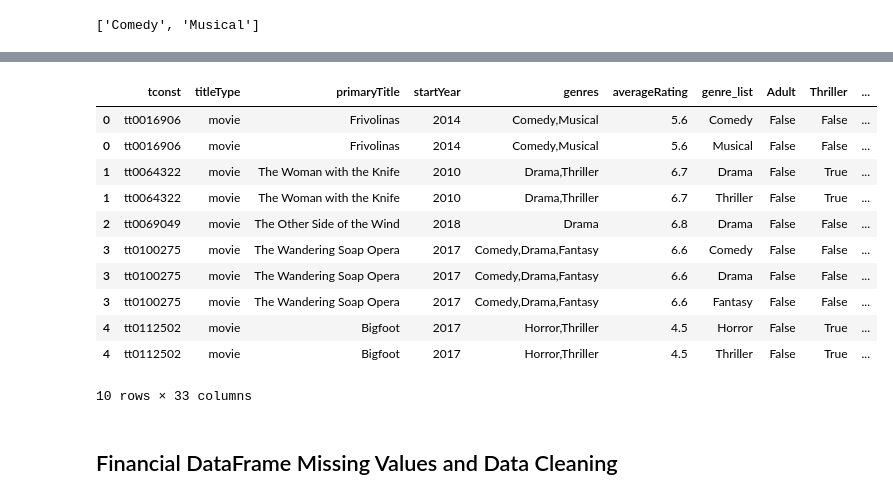
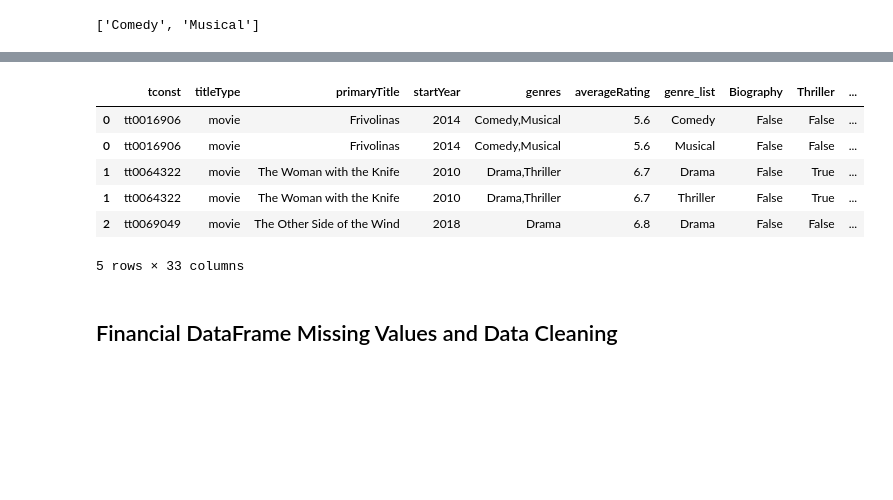
Before and after one commit to zero731/dsc-mod-1-project-v2-1-onl01-dtsc-ft-070620, a Jupyter notebook: student.ipynb, the cells around one changed output, grey strips where cells are left out. Saved outputs shown, nothing was run; the diff lists cells and outputs as text; code cells hidden in the pictures; blank space fills up the shorter version.

```diff
--- a/student.ipynb
+++ b/student.ipynb
@@ -373,20 +391,15 @@ imdb_df.head()
 # %%
 explode_genre = imdb_df.explode('genre_list')
 # could group by genre and get sum of revenue or similar aggr info
-explode_genre.head(10)
+explode_genre.head()
 # %% [output]
-|  | tconst | titleType | primaryTitle | startYear | genres | averageRating | genre_list | Adult | Thriller | ... |
+|  | tconst | titleType | primaryTitle | startYear | genres | averageRating | genre_list | Biography | Thriller | ... |
 | 0 | tt0016906 | movie | Frivolinas | 2014 | Comedy,Musical | 5.6 | Comedy | False | False | ... |
 | 0 | tt0016906 | movie | Frivolinas | 2014 | Comedy,Musical | 5.6 | Musical | False | False | ... |
 | 1 | tt0064322 | movie | The Woman with the Knife | 2010 | Drama,Thriller | 6.7 | Drama | False | True | ... |
 | 1 | tt0064322 | movie | The Woman with the Knife | 2010 | Drama,Thriller | 6.7 | Thriller | False | True | ... |
 | 2 | tt0069049 | movie | The Other Side of the Wind | 2018 | Drama | 6.8 | Drama | False | False | ... |
-| 3 | tt0100275 | movie | The Wandering Soap Opera | 2017 | Comedy,Drama,Fantasy | 6.6 | Comedy | False | False | ... |
-| 3 | tt0100275 | movie | The Wandering Soap Opera | 2017 | Comedy,Drama,Fantasy | 6.6 | Drama | False | False | ... |
-| 3 | tt0100275 | movie | The Wandering Soap Opera | 2017 | Comedy,Drama,Fantasy | 6.6 | Fantasy | False | False | ... |
-| 4 | tt0112502 | movie | Bigfoot | 2017 | Horror,Thriller | 4.5 | Horror | False | True | ... |
-| 4 | tt0112502 | movie | Bigfoot | 2017 | Horror,Thriller | 4.5 | Thriller | False | True | ... |
-10 rows × 33 columns
+5 rows × 33 columns
 # %% [markdown]
 ## Financial  DataFrame Missing Values and Data Cleaning
 # %%
```
Also changed, not shown: parts of 50 cells of this notebook, 1 other file.
